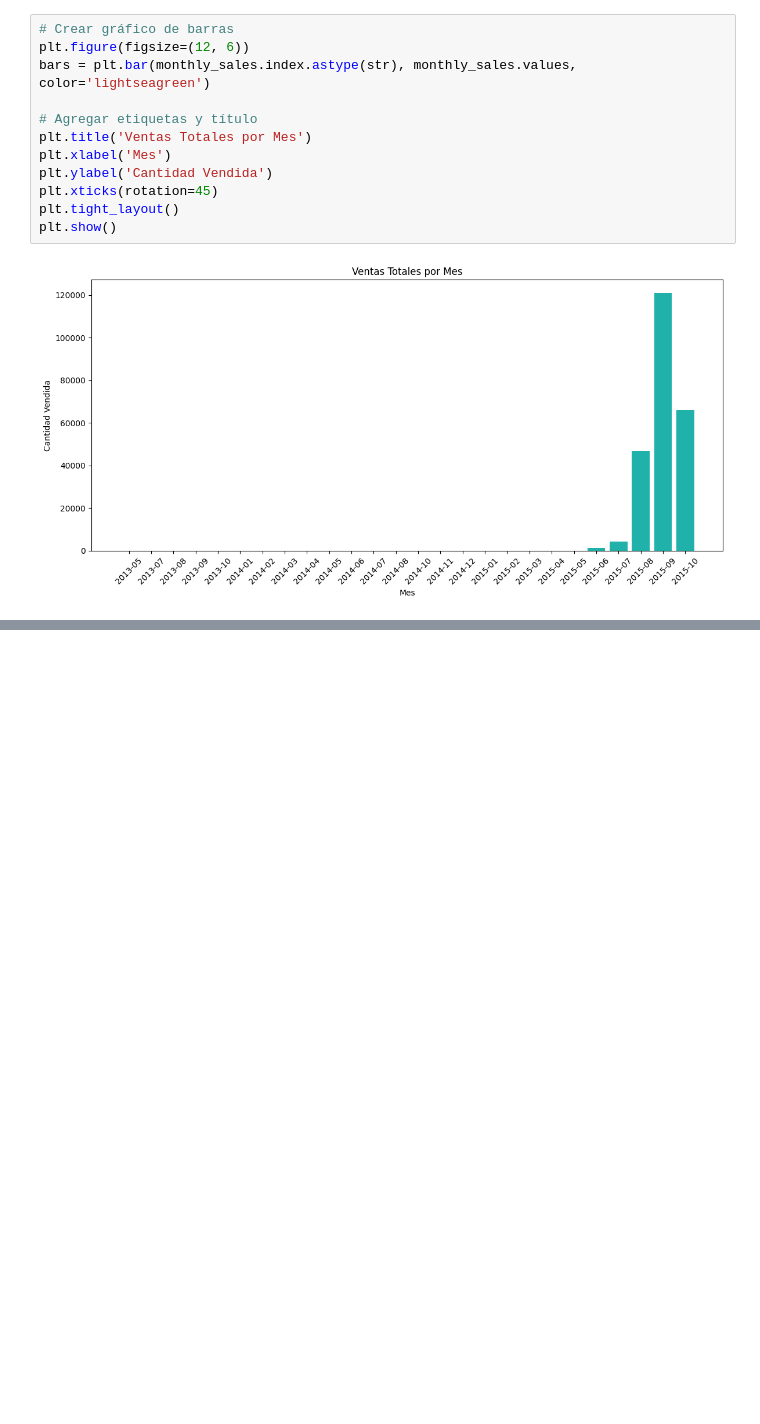
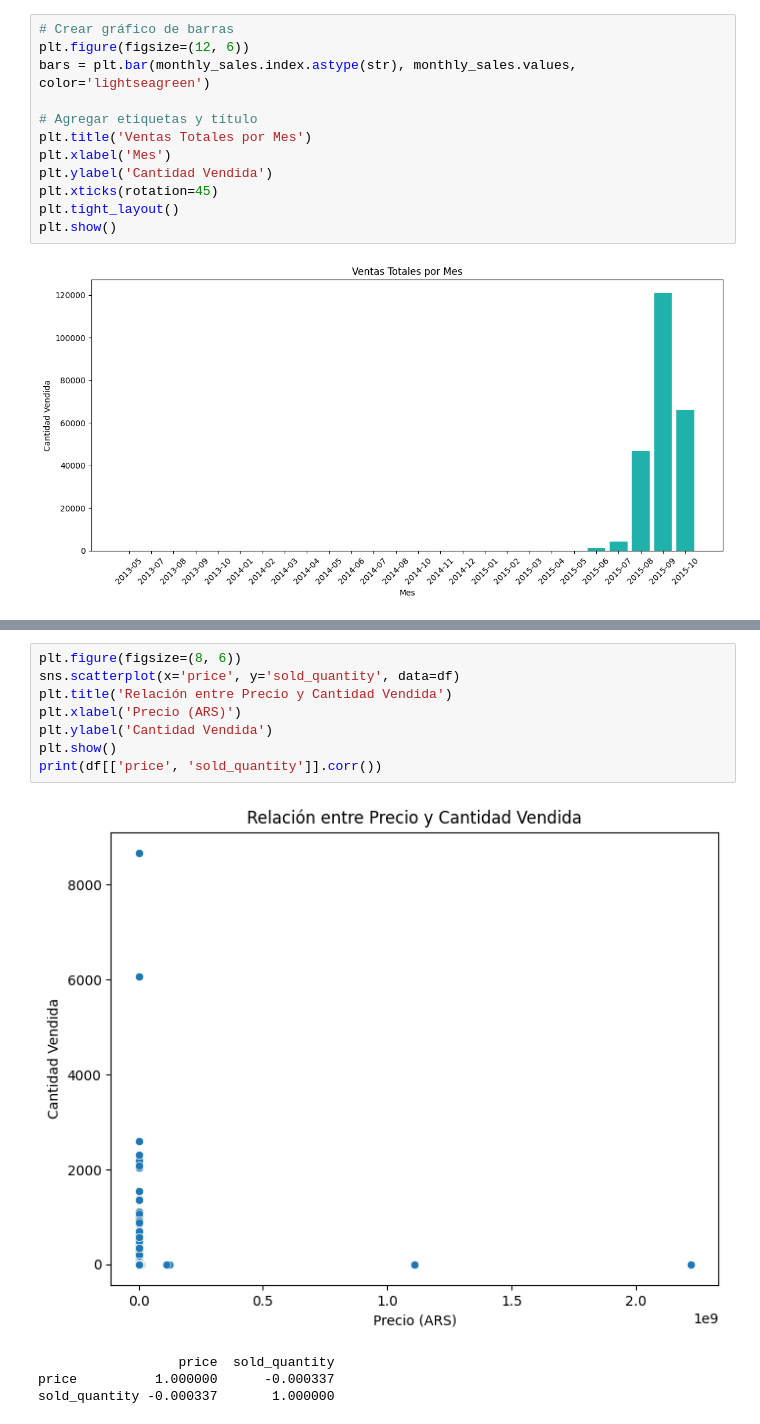
Before and after one commit to luzangelacarabali/CommerceML, a Jupyter notebook: cuaderno/01_EDA_and_cleaning.ipynb, the cells around one changed output, grey strips where cells are left out. Saved outputs shown, nothing was run; the diff lists cells and outputs as text; blank space fills up the shorter version.

```diff
--- a/cuaderno/01_EDA_and_cleaning.ipynb
+++ b/cuaderno/01_EDA_and_cleaning.ipynb
@@ -400,0 +467,13 @@ plt.show()
+# %%
+plt.figure(figsize=(8, 6))
+sns.scatterplot(x='price', y='sold_quantity', data=df)
+plt.title('Relación entre Precio y Cantidad Vendida')
+plt.xlabel('Precio (ARS)')
+plt.ylabel('Cantidad Vendida')
+plt.show()
+print(df[['price', 'sold_quantity']].corr())
+# %% [output]
+[figure, added]
+                  price  sold_quantity
+price          1.000000      -0.000337
+sold_quantity -0.000337       1.000000
```
Also changed, not shown: parts of 43 cells of this notebook, 7 other files.
